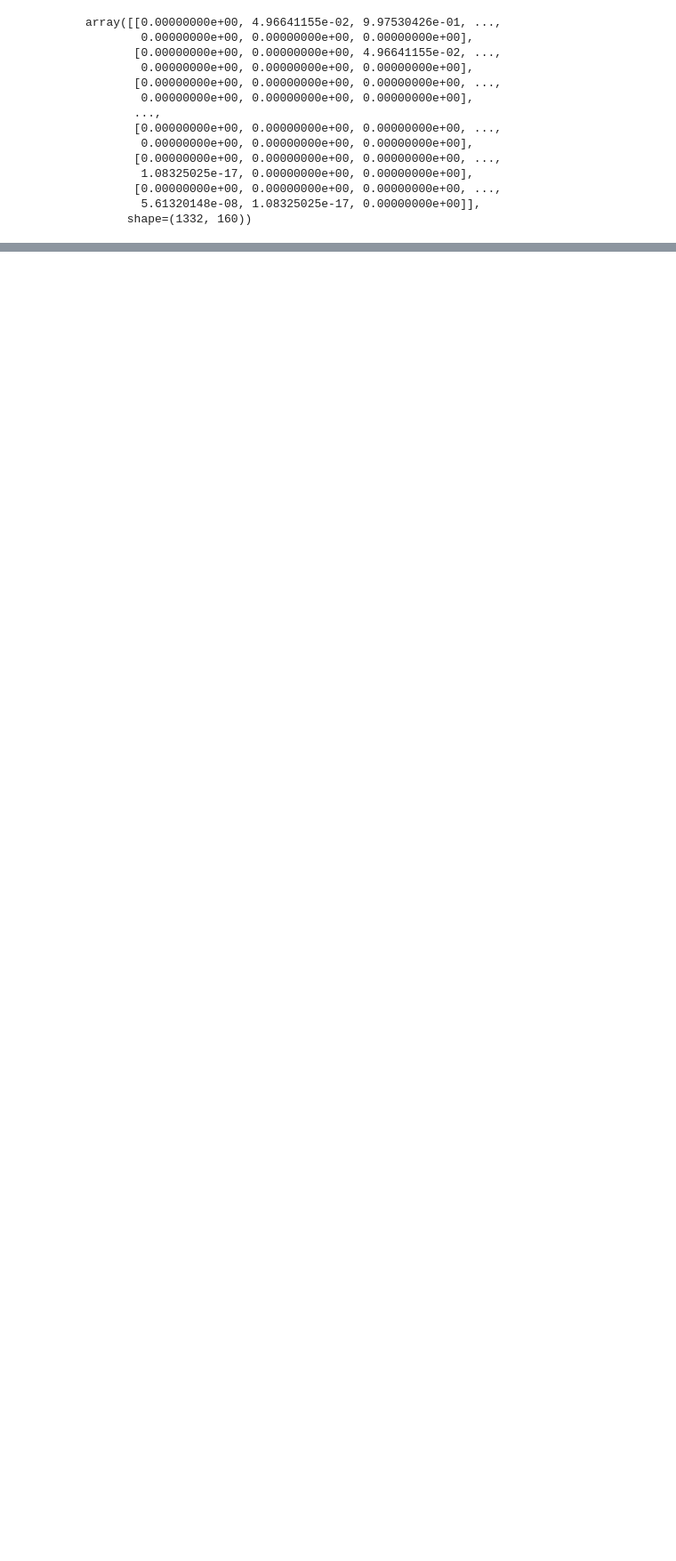
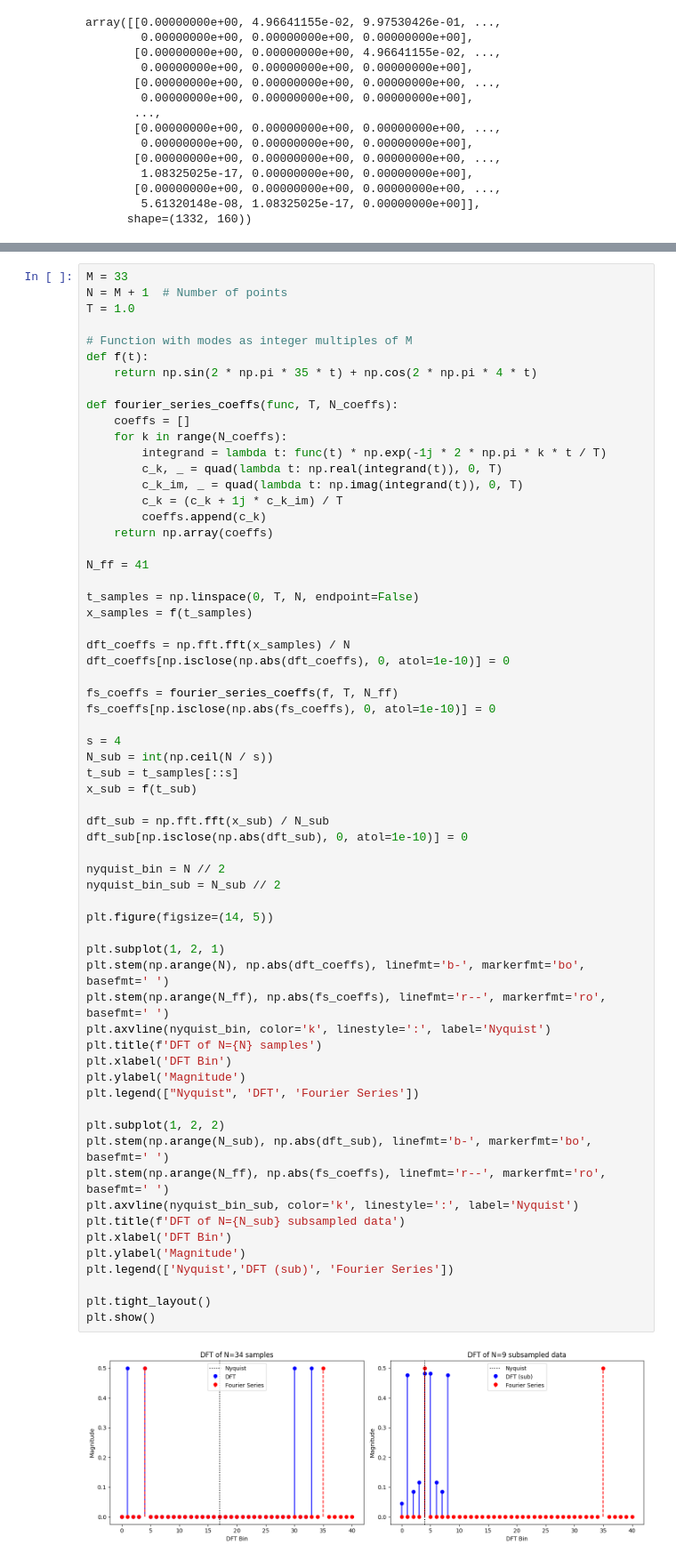
Before and after one commit to jackkrebsbach/wendy.R, a Jupyter notebook: exploration/test_functions.ipynb, the cells around one changed output, grey strips where cells are left out. Shown at 89% size. Drawn from its saved outputs; the diff is of its cells as text; blank space fills up the shorter version.

```diff
--- a/exploration/test_functions.ipynb
+++ b/exploration/test_functions.ipynb
@@ -261,0 +336,65 @@ errors: [5.07906775 0.53506845 0.61026554 0.52271754 0.50886254 0.50101612
+# %%
+M = 33
+N = M + 1  # Number of points
+T = 1.0
+
+# Function with modes as integer multiples of M
+def f(t):
+    return np.sin(2 * np.pi * 35 * t) + np.cos(2 * np.pi * 4 * t)
+
+def fourier_series_coeffs(func, T, N_coeffs):
+    coeffs = []
+    for k in range(N_coeffs):
+        integrand = lambda t: func(t) * np.exp(-1j * 2 * np.pi * k * t / T)
+        c_k, _ = quad(lambda t: np.real(integrand(t)), 0, T)
+        c_k_im, _ = quad(lambda t: np.imag(integrand(t)), 0, T)
+        c_k = (c_k + 1j * c_k_im) / T
+        coeffs.append(c_k)
+    return np.array(coeffs)
+
+N_ff = 41
+
+t_samples = np.linspace(0, T, N, endpoint=False)
+x_samples = f(t_samples)
+
+dft_coeffs = np.fft.fft(x_samples) / N
+dft_coeffs[np.isclose(np.abs(dft_coeffs), 0, atol=1e-10)] = 0
+
+fs_coeffs = fourier_series_coeffs(f, T, N_ff)
+fs_coeffs[np.isclose(np.abs(fs_coeffs), 0, atol=1e-10)] = 0
+
+s = 4
+N_sub = int(np.ceil(N / s))
+t_sub = t_samples[::s]
+x_sub = f(t_sub)
+
+dft_sub = np.fft.fft(x_sub) / N_sub
+dft_sub[np.isclose(np.abs(dft_sub), 0, atol=1e-10)] = 0
+
+nyquist_bin = N // 2
+nyquist_bin_sub = N_sub // 2
+
+plt.figure(figsize=(14, 5))
+
+plt.subplot(1, 2, 1)
+plt.stem(np.arange(N), np.abs(dft_coeffs), linefmt='b-', markerfmt='bo', basefmt=' ')
+plt.stem(np.arange(N_ff), np.abs(fs_coeffs), linefmt='r--', markerfmt='ro', basefmt=' ')
+plt.axvline(nyquist_bin, color='k', linestyle=':', label='Nyquist')
+plt.title(f'DFT of N={N} samples')
+plt.xlabel('DFT Bin')
+plt.ylabel('Magnitude')
+plt.legend(["Nyquist", 'DFT', 'Fourier Series'])
+
+plt.subplot(1, 2, 2)
+plt.stem(np.arange(N_sub), np.abs(dft_sub), linefmt='b-', markerfmt='bo', basefmt=' ')
+plt.stem(np.arange(N_ff), np.abs(fs_coeffs), linefmt='r--', markerfmt='ro', basefmt=' ')
+plt.axvline(nyquist_bin_sub, color='k', linestyle=':', label='Nyquist')
+plt.title(f'DFT of N={N_sub} subsampled data')
+plt.xlabel('DFT Bin')
+plt.ylabel('Magnitude')
+plt.legend(['Nyquist','DFT (sub)', 'Fourier Series'])
+
+plt.tight_layout()
+plt.show()
+# %% [output]
+[figure, added]
```
Also changed, not shown: parts of 4 cells of this notebook, 4 other files.
